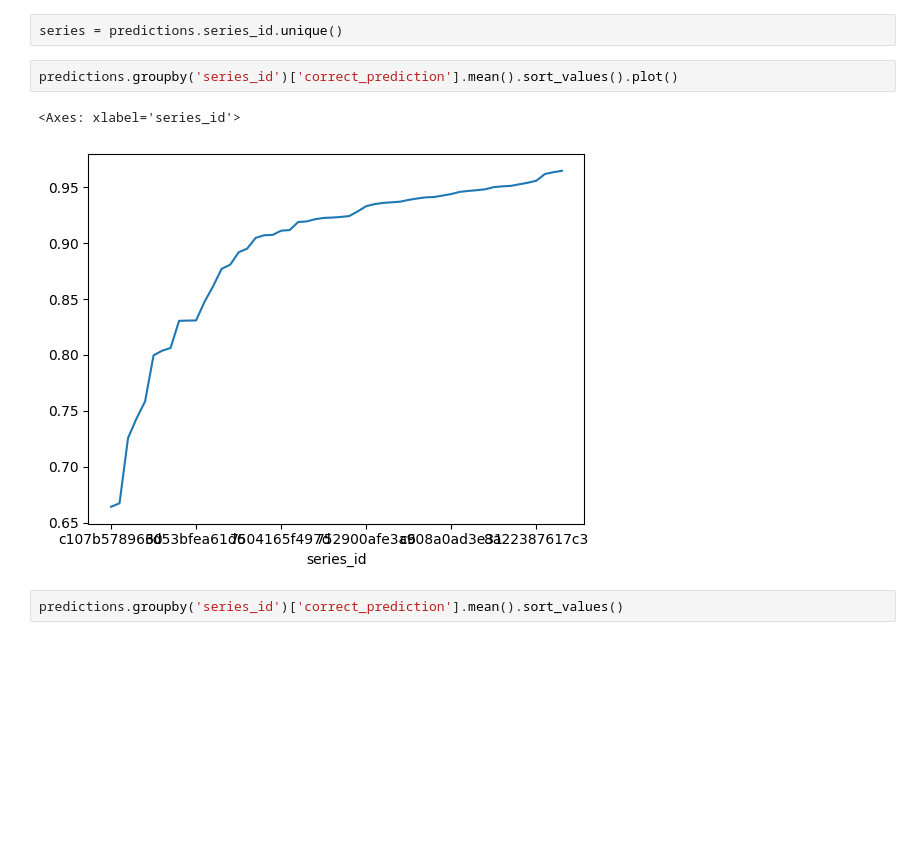
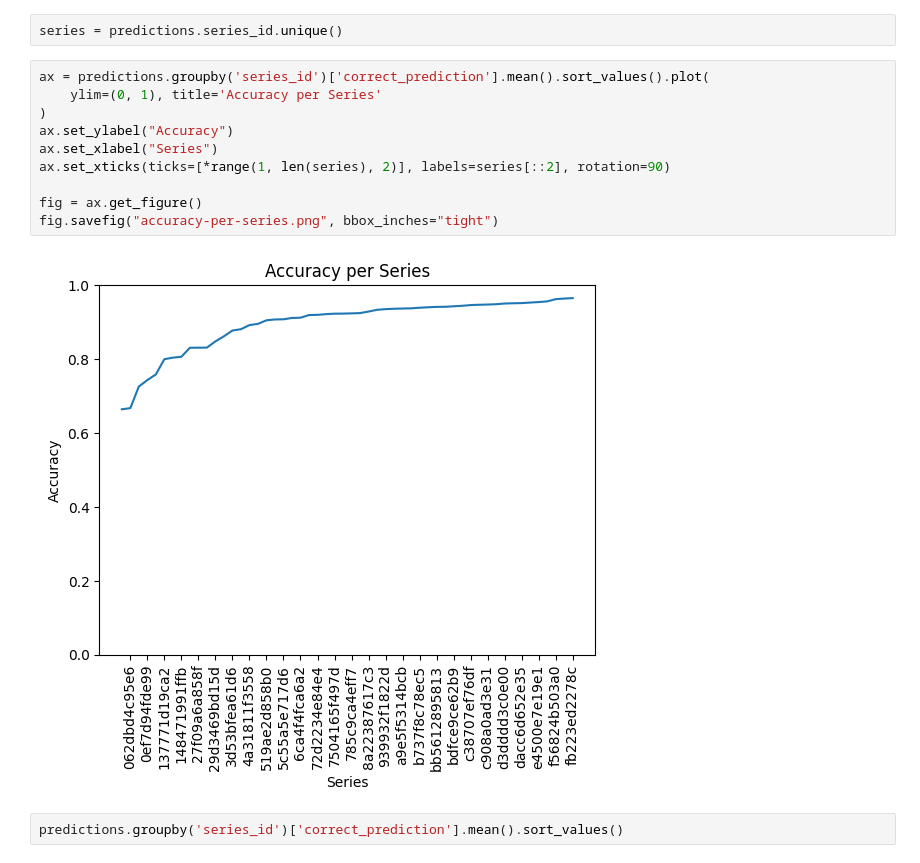
Before and after one commit to Timon0/ai-challenge-neural-nappers, a Jupyter notebook: notebooks/mlp/error-analysis.ipynb, the cells around one changed output. Cells and saved outputs as stored; diff of their text form; blank space fills up the shorter version.

Commit message:
optimize figure for error analysis

```diff
--- a/notebooks/mlp/error-analysis.ipynb
+++ b/notebooks/mlp/error-analysis.ipynb
@@ -25,10 +25,17 @@ plt.show()
 # %%
 series = predictions.series_id.unique()
 # %%
-predictions.groupby('series_id')['correct_prediction'].mean().sort_values().plot()
+ax = predictions.groupby('series_id')['correct_prediction'].mean().sort_values().plot(
+    ylim=(0, 1), title='Accuracy per Series'
+)
+ax.set_ylabel("Accuracy")
+ax.set_xlabel("Series")
+ax.set_xticks(ticks=[*range(1, len(series), 2)], labels=series[::2], rotation=90)
+
+fig = ax.get_figure()
+fig.savefig("accuracy-per-series.png", bbox_inches="tight")
 # %% [output]
-<Axes: xlabel='series_id'>
-[figure, old version]
+[figure, new version]
 # %%
 predictions.groupby('series_id')['correct_prediction'].mean().sort_values()
 # %% [output]
```
